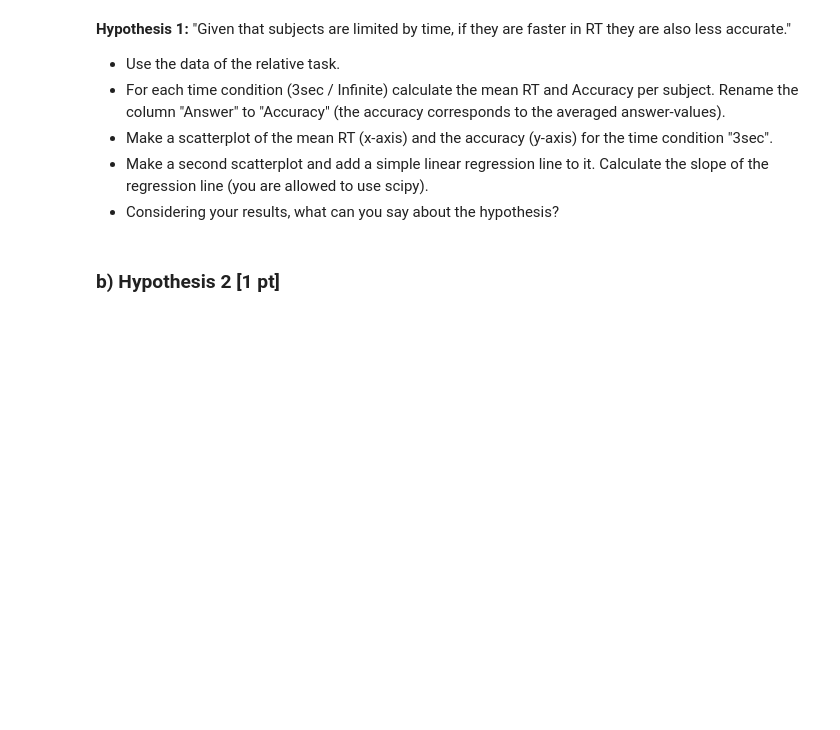
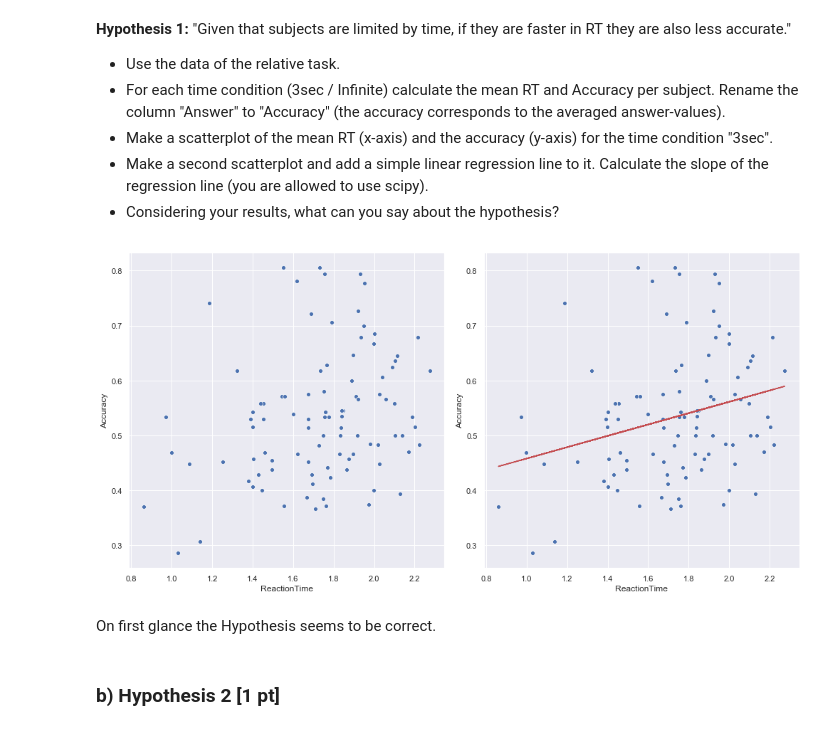
Before and after one commit to NBP-ACC/week-5-acc_6, a Jupyter notebook: sheet03.ipynb, the cells around one changed output. Drawn from its saved outputs; the diff is of its cells as text; code cells hidden in the pictures; blank space fills up the shorter version.

```diff
--- a/sheet03.ipynb
+++ b/sheet03.ipynb
@@ -165,3 +165,22 @@ fig.tight_layout()
+# %%
+df_relative = data_frame[data_frame['Task'] == 'Relative']
+df_relative = df_relative.rename(columns = {'Answer' : 'Accuracy'})
+df_mean = df_relative.groupby(['Time', 'Subject']).mean()[['ReactionTime', 'Accuracy']]
+
+fig, axes = plt.subplots(nrows=1,ncols=2, figsize=(14,7))
+
+ax = sns.scatterplot(x='ReactionTime',y='Accuracy', data=df_relative[df_relative['Time'] == '3sec'].groupby(['Time', 'Subject']).mean(), ax=axes[0])
+ax = sns.scatterplot(x='ReactionTime',y='Accuracy', data=df_relative[df_relative['Time'] == '3sec'].groupby(['Time', 'Subject']).mean());
+
+x = df_relative[df_relative['Time'] == '3sec'].groupby(['Time', 'Subject']).mean()['ReactionTime']
+y = df_relative[df_relative['Time'] == '3sec'].groupby(['Time', 'Subject']).mean()['Accuracy']
+slope, intercept, r_value, p_value, std_err = stats.linregress(x, y)
+ax = plt.plot(x, intercept + slope*x, 'r', label='fitted line')
+fig.tight_layout()
+# %% [output]
+[figure, added]
+# %% [markdown]
+On first glance the Hypothesis seems to be correct.
 # %% [markdown]
 ### b) Hypothesis 2 [1 pt]
 # %% [markdown]
```
Also changed, not shown: parts of 14 cells of this notebook.
